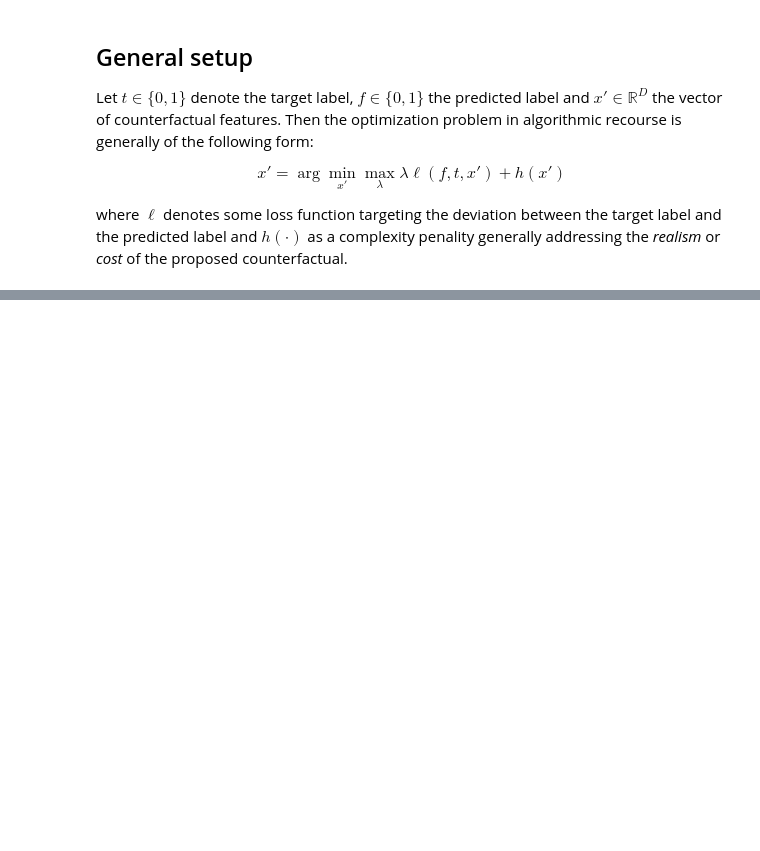
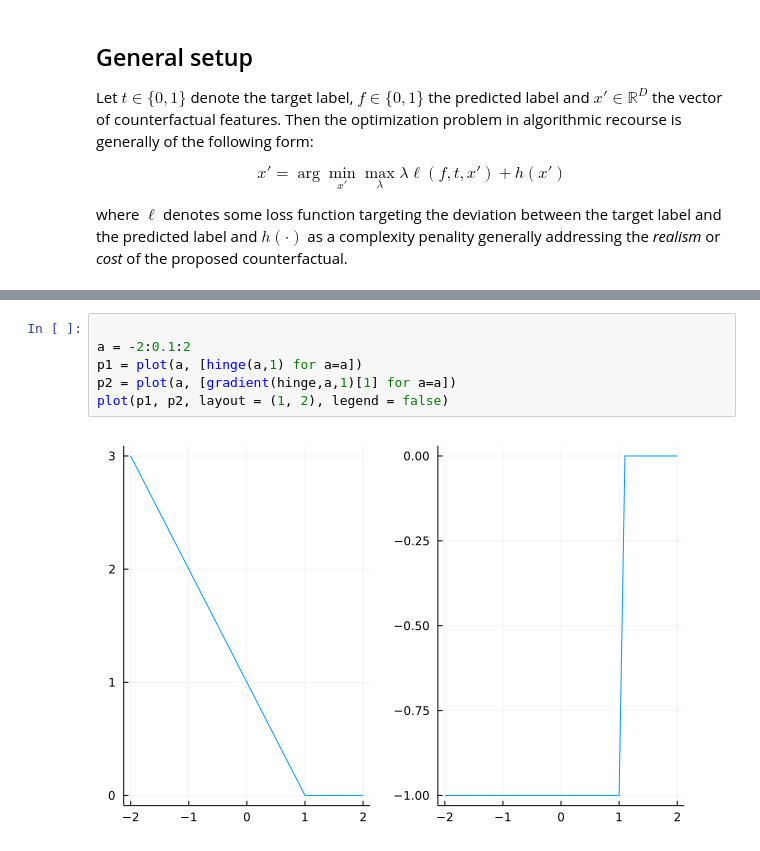
Before and after one commit to JuliaTrustworthyAI/AlgorithmicRecourseDynamics.jl, a Jupyter notebook: tutorials/loss_functions.ipynb, the cells around one changed output, grey strips where cells are left out. Saved outputs shown, nothing was run; the diff lists cells and outputs as text; blank space fills up the shorter version.

Commit message:
verified that manual gradient computation is correct

```diff
--- a/tutorials/loss_functions.ipynb
+++ b/tutorials/loss_functions.ipynb
@@ -41,2 +54,10 @@ hinge(y,t) = max(0,t-y)
 # %% [output]
 hinge (generic function with 1 method)
+# %%
+
+a = -2:0.1:2
+p1 = plot(a, [hinge(a,1) for a=a])
+p2 = plot(a, [gradient(hinge,a,1)[1] for a=a])
+plot(p1, p2, layout = (1, 2), legend = false)
+# %% [output]
+[figure, added]
```
Also changed, not shown: parts of 15 cells of this notebook.
